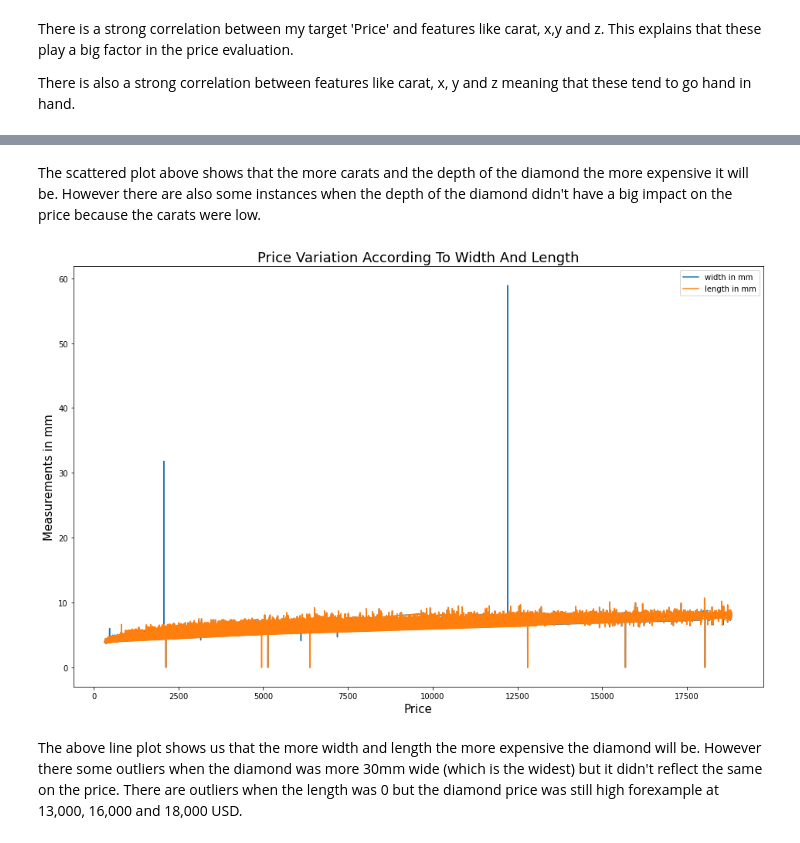
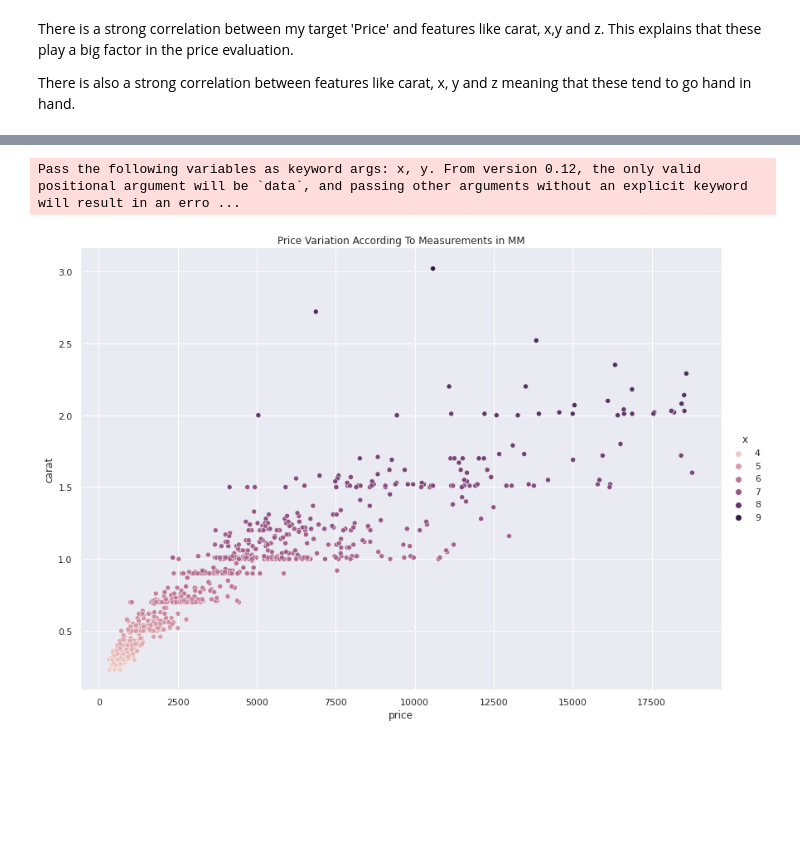
Before and after one commit to kahumawalter/Price-Prediction, a Jupyter notebook: Project_2_part3.ipynb, the cells around one changed output, grey strips where cells are left out. Saved outputs shown, nothing was run; the diff lists cells and outputs as text; code cells hidden in the pictures; blank space fills up the shorter version.

```diff
--- a/Project_2_part3.ipynb
+++ b/Project_2_part3.ipynb
@@ -127,16 +115,9 @@ plt.title('Price Variation According To Measurements in MM', fontsize = 18);
-# %% [markdown]
-The scattered plot above shows that the more carats and the depth of the diamond the more expensive it will be. However there are also some instances when the depth of the diamond didn't have a big impact on the price because the carats were low.
-# %%
-#visualizing a line plot
-
-plt.figure(figsize=(16,10))
-plt.plot(y,diamond_df['y'], label='width in mm')
-plt.plot(y,diamond_df['x'], label='length in mm')
-plt.xlabel('Price',fontsize = 15)
-plt.ylabel('Measurements in mm', fontsize = 15)
-plt.legend()
-plt.title('Price Variation According To Width And Length', fontsize = 18);
-# %% [output]
-[figure, removed]
-# %% [markdown]
-The above line plot shows us that the more width and length the more expensive the diamond will be. However there some outliers when the diamond was more 30mm wide (which is the widest) but it didn't reflect the same on the price. There are outliers when the length was 0 but the diamond price was still high forexample at 13,000, 16,000 and 18,000 USD.
+# %%
+#creating a sample dataset of 1000 data points to avoid overplotting
+
+df_sample = diamond_df.sample(1000)
+# %%
+sns.relplot(df_sample['price'], df_sample['carat'],hue= df_sample['x'], height=8.27, aspect=11.7/8.27).set(title='Price Variation According To Measurements in MM');
+# %% [output]
+Pass the following variables as keyword args: x, y. From version 0.12, the only valid positional argument will be `data`, and passing other arguments without an explicit keyword will result in an erro ...
+[figure, added]
```
Also changed, not shown: parts of 7 cells of this notebook.
